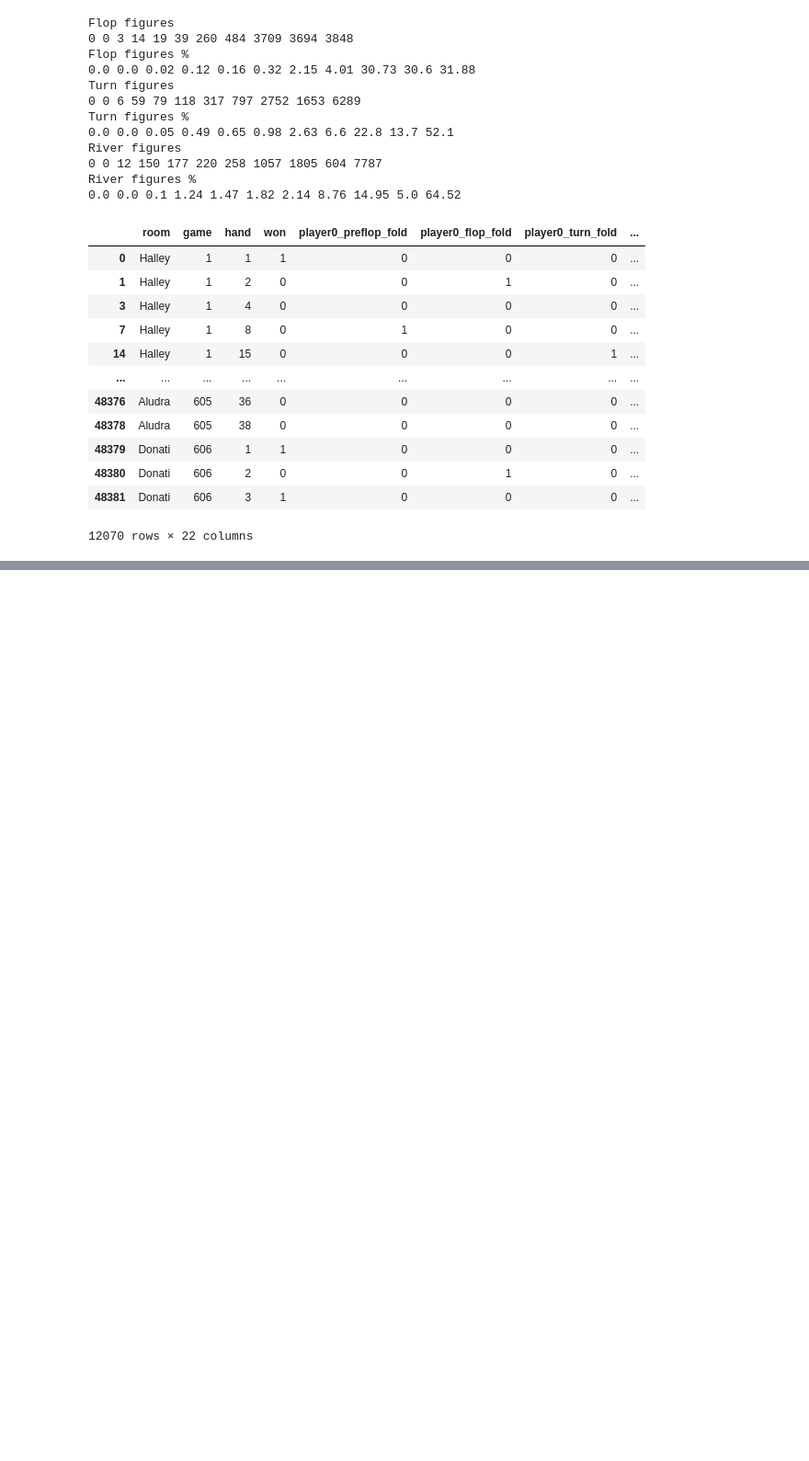
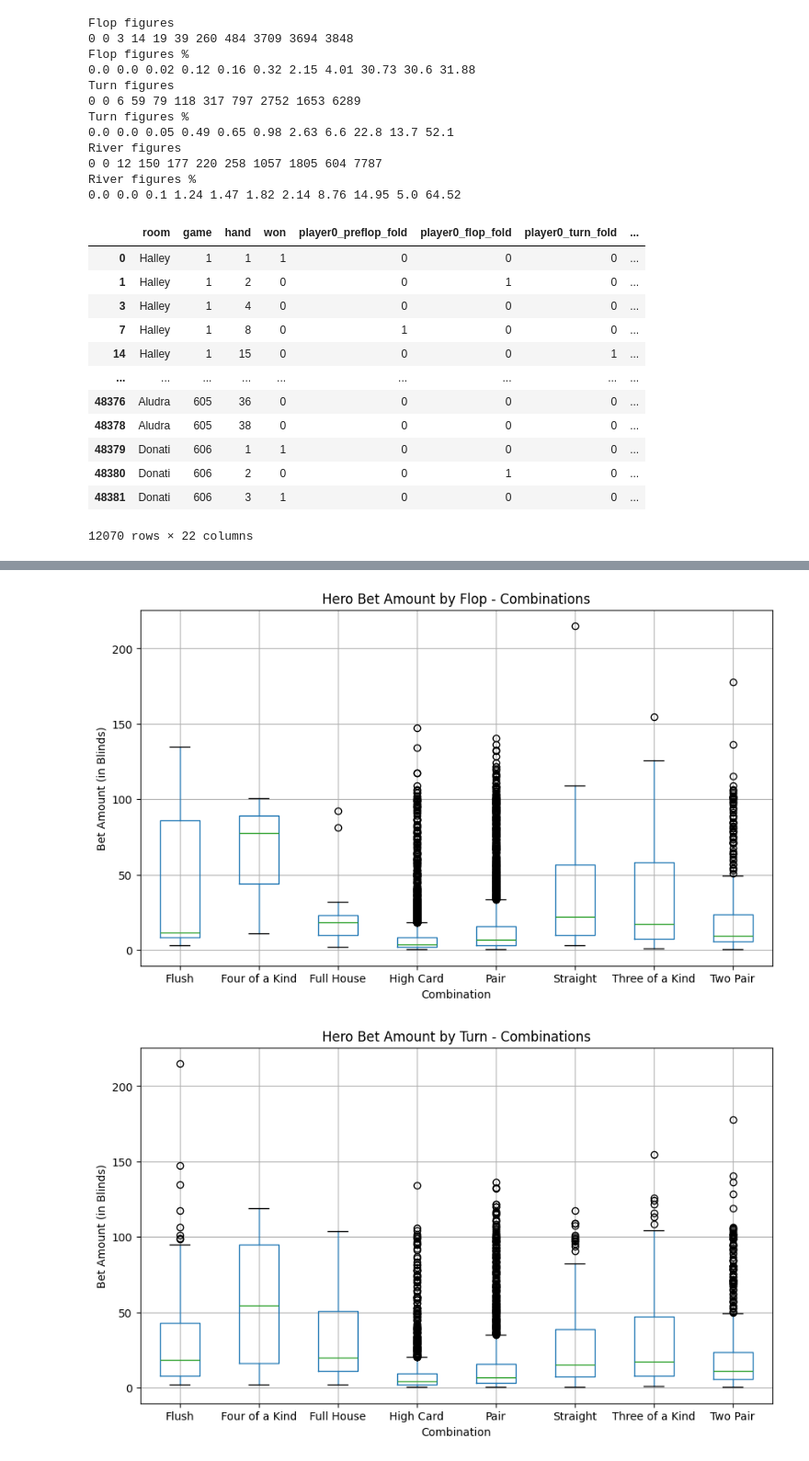
Before and after one commit to Mathieuhube/master_thesis, a Jupyter notebook: Code/Data-Analysis.ipynb, the cells around one changed output, grey strips where cells are left out. Shown at 92% size. Saved outputs shown, nothing was run; the diff lists cells and outputs as text; code cells hidden in the pictures; blank space fills up the shorter version.

```diff
--- a/Code/Data-Analysis.ipynb
+++ b/Code/Data-Analysis.ipynb
@@ -329,0 +357,28 @@ river_exciting_lost = strategy_df[(~strategy_df['river_hand'].isin(['High Card',
+# %%
+#Chart data hero
+flop.boxplot(column='player0_bet', by='flop_hand', figsize=(10, 6), grid=True)
+plt.title('Hero Bet Amount by Flop - Combinations')
+plt.suptitle('')
+plt.xlabel('Combination')
+plt.ylabel('Bet Amount (in Blinds)')
+plt.savefig("flop_combination_bet.png")
+plt.show()
+#Chart data hero
+flop.boxplot(column='player0_bet', by='turn_hand', figsize=(10, 6), grid=True)
+plt.title('Hero Bet Amount by Turn - Combinations')
+plt.suptitle('')
+plt.xlabel('Combination')
+plt.ylabel('Bet Amount (in Blinds)')
+plt.savefig("turn_combination_bet.png")
+plt.show()
+#Chart data hero
+flop.boxplot(column='player0_bet', by='river_hand', figsize=(10, 6), grid=True)
+plt.title('Hero Bet Amount by River - Combinations')
+plt.suptitle('')
+plt.xlabel('Combination')
+plt.ylabel('Bet Amount (in Blinds)')
+plt.savefig("river_combination_bet.png")
+plt.show()
+# %% [output]
+[figure, added]
+[figure, added]
```
Also changed, not shown: parts of 6 cells of this notebook, 5 other files.
